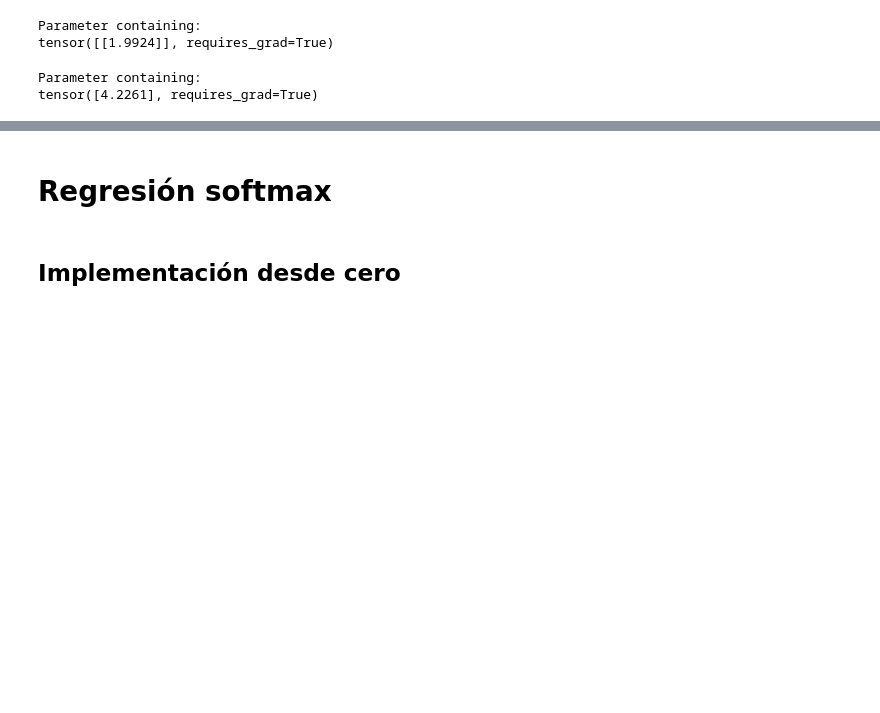
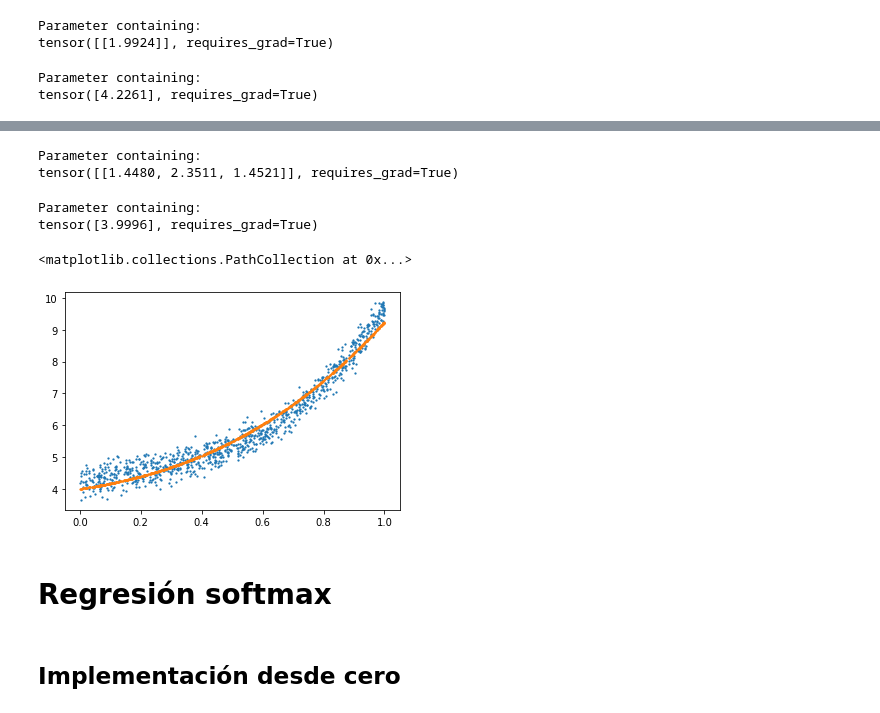
Before and after one commit to ramajoballester/mil_deeplearning, a Jupyter notebook: 1_introduccion.ipynb, the cells around one changed output, grey strips where cells are left out. Drawn from its saved outputs; the diff is of its cells as text; code cells hidden in the pictures; blank space fills up the shorter version.

```diff
--- a/1_introduccion.ipynb
+++ b/1_introduccion.ipynb
@@ -296,0 +365,14 @@ tensor([4.2261], requires_grad=True)
+# %%
+class LinReg(nn.Module):
+    '''
+    Modelo de regresión lineal
+    '''
+
+    # Constructor (puede incluir parámetros para la inicialización)
+    def __init__(self):
+        super(LinReg, self).__init__()
+        self.linear = nn.Linear(3, 1)
+
+    def forward(self, x):
+        out = self.linear(torch.cat([x, x**2, x**3], dim=-1))
+        return out
@@ -297,3 +416,19 @@ tensor([4.2261], requires_grad=True)
+# %%
+model.linear.weight
+# %% [output]
+Parameter containing:
+tensor([[1.4480, 2.3511, 1.4521]], requires_grad=True)
+# %%
+model.linear.bias
+# %% [output]
+Parameter containing:
+tensor([3.9996], requires_grad=True)
+# %%
+plt.scatter(features, labels, s=1.5)
+plt.scatter(features, model(features).detach(), s=1.5)
+# %% [output]
+<matplotlib.collections.PathCollection at 0x...>
+[figure, added]
 # %% [markdown]
 # Regresión softmax
 # %% [markdown]
```
Also changed, not shown: parts of 62 cells of this notebook.
